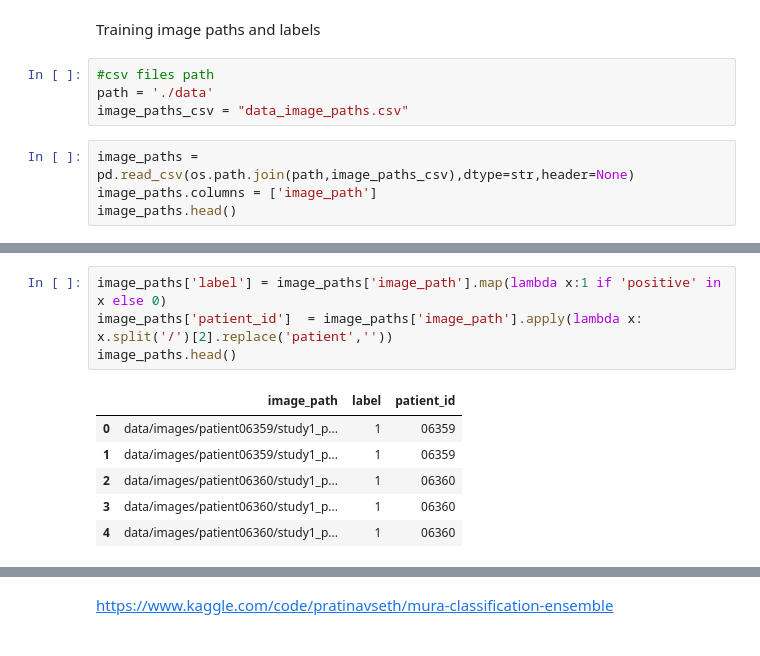
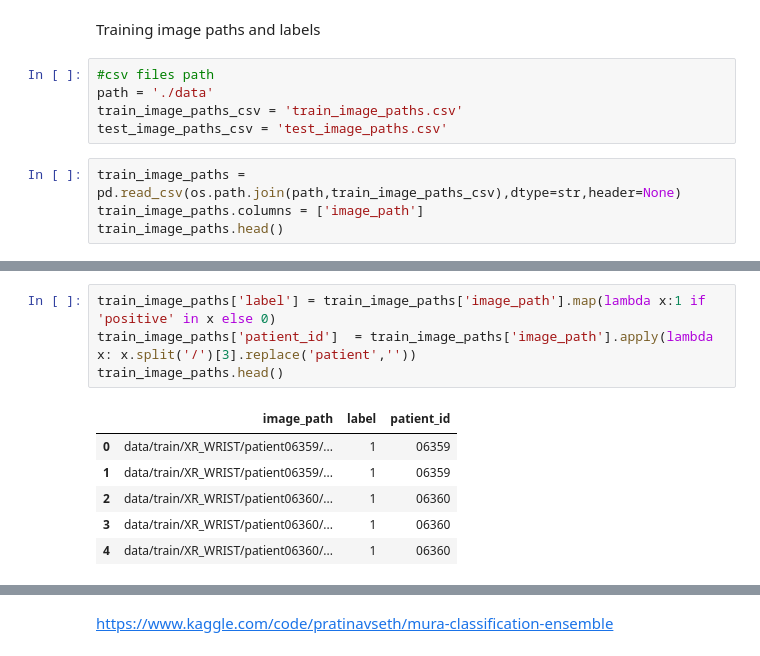
Before and after one commit to tsbrandon1010/MURA-CNN-Classification, a Jupyter notebook: term_project_ThomasB.ipynb, the cells around one changed output, grey strips where cells are left out. Cells and saved outputs as stored; diff of their text form.

```diff
--- a/term_project_ThomasB.ipynb
+++ b/term_project_ThomasB.ipynb
@@ -6,10 +6,11 @@ Training image paths and labels
 # %%
 #csv files path
 path = './data'
-image_paths_csv = "data_image_paths.csv"
+train_image_paths_csv = 'train_image_paths.csv'
+test_image_paths_csv = 'test_image_paths.csv'
 # %%
-image_paths = pd.read_csv(os.path.join(path,image_paths_csv),dtype=str,header=None)
-image_paths.columns = ['image_path']
-image_paths.head()
+train_image_paths = pd.read_csv(os.path.join(path,train_image_paths_csv),dtype=str,header=None)
+train_image_paths.columns = ['image_path']
+train_image_paths.head()
 # %% [output]
 |  | image_path |
@@ -21,11 +33,11 @@ image_paths.head()
 # %%
-image_paths['label'] = image_paths['image_path'].map(lambda x:1 if 'positive' in x else 0)
-image_paths['patient_id']  = image_paths['image_path'].apply(lambda x: x.split('/')[2].replace('patient',''))
-image_paths.head()
+train_image_paths['label'] = train_image_paths['image_path'].map(lambda x:1 if 'positive' in x else 0)
+train_image_paths['patient_id']  = train_image_paths['image_path'].apply(lambda x: x.split('/')[3].replace('patient',''))
+train_image_paths.head()
 # %% [output]
 |  | image_path | label | patient_id |
-| 0 | data/images/patient06359/study1_p... | 1 | 06359 |
-| 1 | data/images/patient06359/study1_p... | 1 | 06359 |
-| 2 | data/images/patient06360/study1_p... | 1 | 06360 |
-| 3 | data/images/patient06360/study1_p... | 1 | 06360 |
-| 4 | data/images/patient06360/study1_p... | 1 | 06360 |
+| 0 | data/train/XR_WRIST/patient06359/... | 1 | 06359 |
+| 1 | data/train/XR_WRIST/patient06359/... | 1 | 06359 |
+| 2 | data/train/XR_WRIST/patient06360/... | 1 | 06360 |
+| 3 | data/train/XR_WRIST/patient06360/... | 1 | 06360 |
+| 4 | data/train/XR_WRIST/patient06360/... | 1 | 06360 |
```
Also changed, not shown: parts of 36 cells of this notebook, 2 other files.
